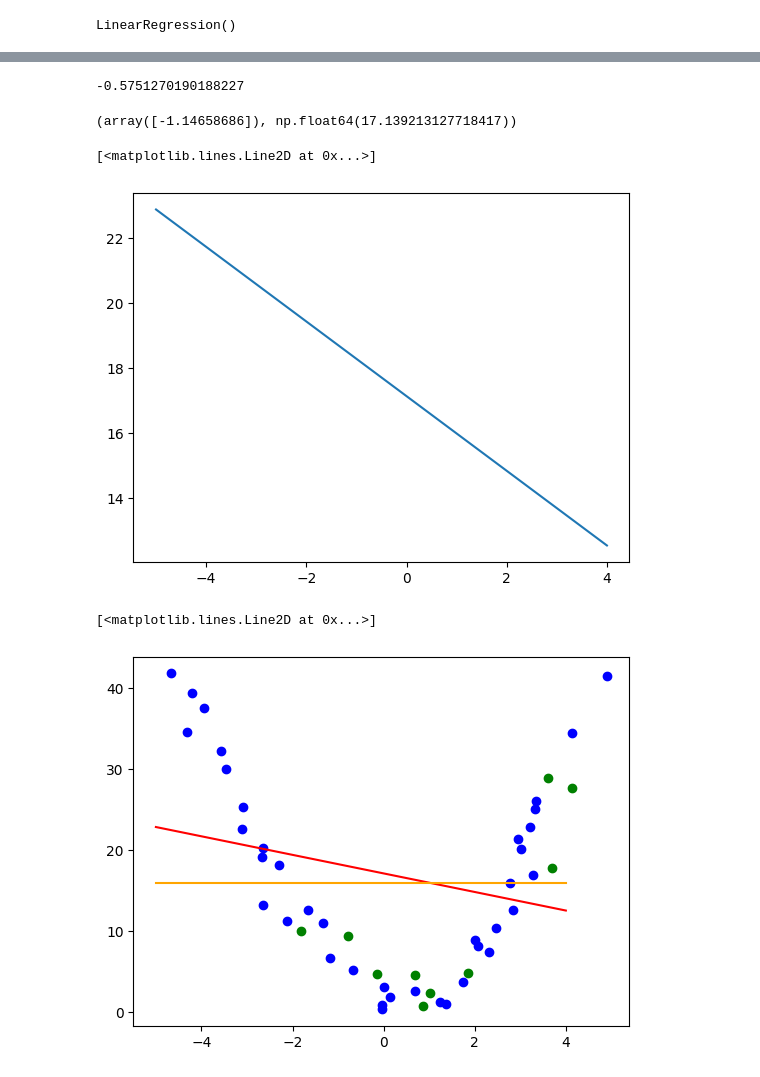
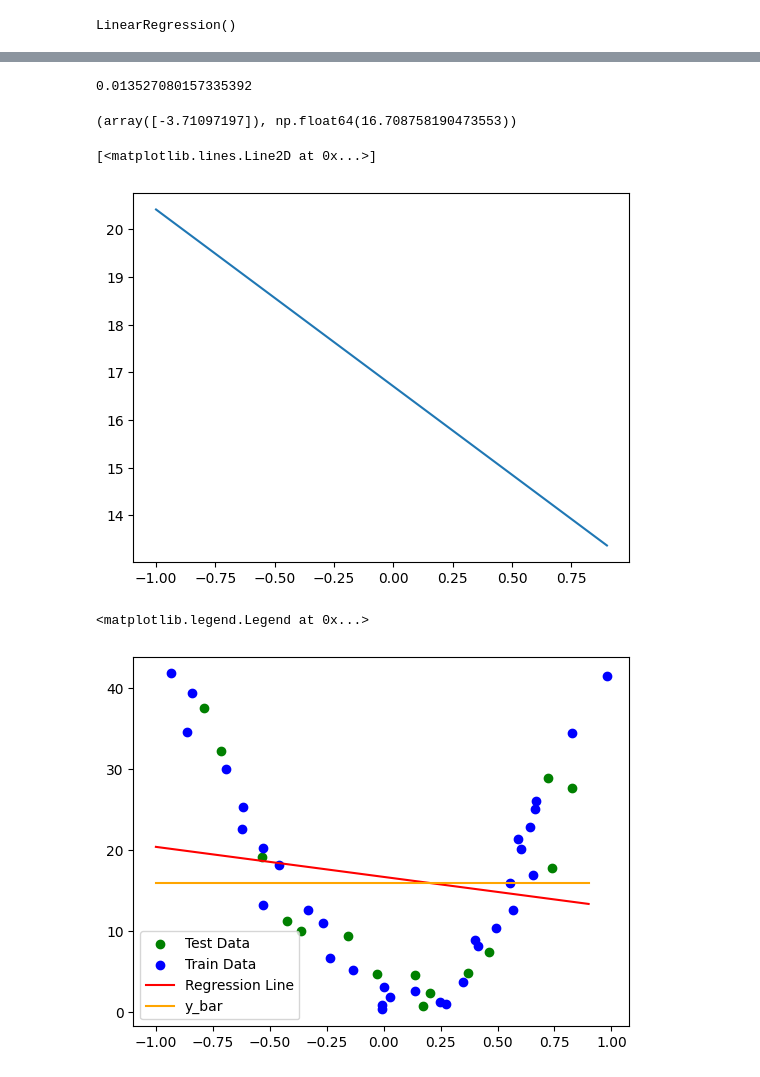
Before and after one commit to vishnuiyer23ug-stack/computational-statistics-course-4, a Jupyter notebook: Class_06_polynomial_regression_bias_variance_tradeoff.ipynb, the cells around one changed output, grey strips where cells are left out. Drawn from its saved outputs; the diff is of its cells as text; code cells hidden in the pictures.

Commit message:
Understood the limitations of 64 bit float

```diff
--- a/Class_06_polynomial_regression_bias_variance_tradeoff.ipynb
+++ b/Class_06_polynomial_regression_bias_variance_tradeoff.ipynb
@@ -95,12 +96,12 @@ data.describe() # Gives basic statistics about the columns of the dataframe
 | 75% | 2.784836 | 25.142082 |
 | max | 4.899032 | 41.842986 |
 # %%
-X = data.iloc[:, :-1] # We are extracting the features and response. The first : tells python to take all the rows, and we take it up until the last column (i.e., :-1)
+X = data.iloc[:, :-1]/5 # We are extracting the features and response. The first : tells python to take all the rows, and we take it up until the last column (i.e., :-1)
 y = data.iloc[:, -1] # This tells python to take only the last column.
 # %%
 # Fitting the data to a linear model
 # %%
-X_train, X_test, y_train, y_test = train_test_split(X, y, test_size = 0.2, random_state = 42)
+X_train, X_test, y_train, y_test = train_test_split(X, y, test_size = 0.3, random_state = 42)
 # %%
 model = LinearRegression()
 model.fit(X_train,y_train)
@@ -115,31 +116,32 @@ predict = model.predict(X_test)
 # %%
 r2_score(y_test,predict) # This means that our model does a worse job at predicting the response variable than the mean.
 # %% [output]
--0.5751270190188227
+0.013527080157335392
 # %%
 model.coef_, model.intercept_
 # %% [output]
-(array([-1.14658686]), np.float64(17.139213127718417))
+(array([-3.71097197]), np.float64(16.708758190473553))
 # %%
-x_vals = np.arange(-5,5)
+x_vals = np.arange(-1,1,0.1)
 # %%
 y_vals = model.coef_*x_vals + model.intercept_
 # %%
 plt.plot(x_vals,y_vals)
 # %% [output]
 [<matplotlib.lines.Line2D at 0x...>]
-[figure, old version]
+[figure, new version]
 # %%
 y_mean = np.mean(y)
-y_mean = np.array([y_mean for i in range(10)])
+y_mean = np.array([y_mean for i in range(len(x_vals))])
 # %%
-plt.scatter(X_test,y_test,color="green") # For the training data, the mean is a better estimate than the regression line
-plt.scatter(X_train,y_train,color="blue") # For the testing data, the regression model is a marginally better estimate than the mean.
-plt.plot(x_vals,y_vals, color="red") # The regression model
-plt.plot(x_vals,y_mean,color="orange") # The mean of the data
+plt.scatter(X_test,y_test,color="green", label = "Test Data") # For the training data, the mean is a better estimate than the regression line
+plt.scatter(X_train,y_train,color="blue", label ="Train Data") # For the testing data, the regression model is a marginally better estimate than the mean.
+plt.plot(x_vals,y_vals, color="red",label = "Regression Line") # The regression model
+plt.plot(x_vals,y_mean,color="orange",label = "y_bar")
+plt.legend() # The mean of the data
 # %% [output]
-[<matplotlib.lines.Line2D at 0x...>]
+<matplotlib.legend.Legend at 0x...>
-[figure, old version]
+[figure, new version]
 # %%
 # Since the linear model was so bad, we now switch to a polynomial model. This is still linear in parameters, but
 # it is polynomial in X (i.e., the features)
```
Also changed, not shown: parts of 12 cells of this notebook.
